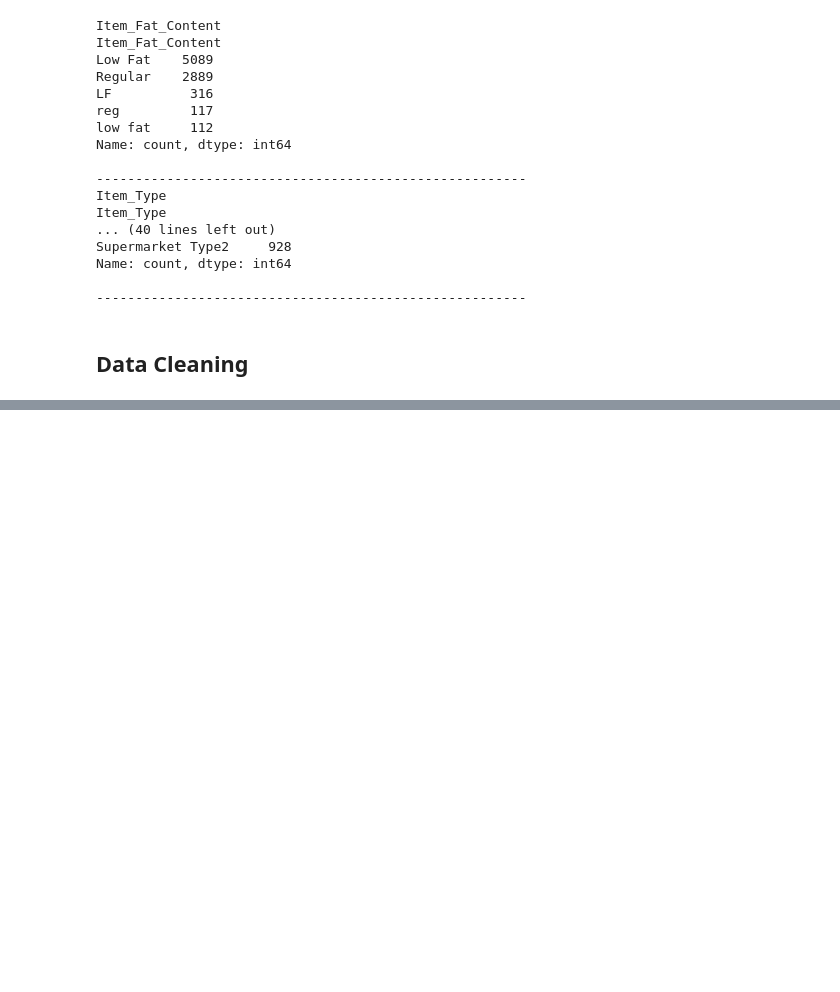
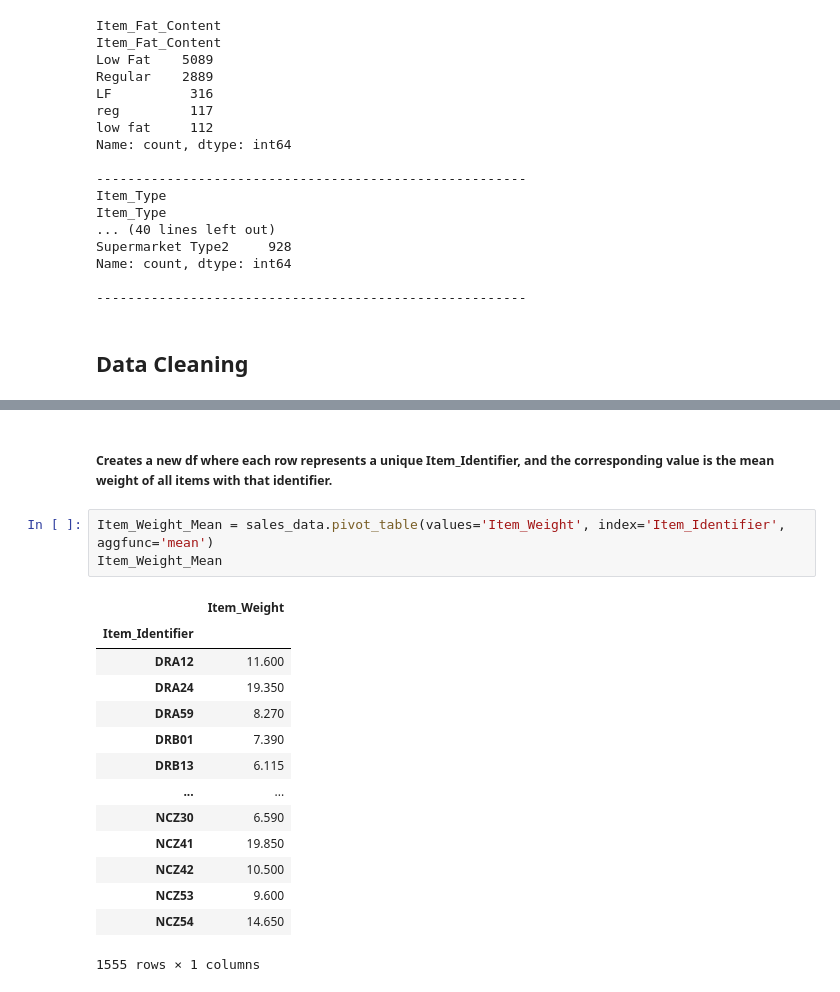
Before and after one commit to amisha26/Hands-on-Machine-Learning, a Jupyter notebook: sales_forecasting_project/sales_forecast.ipynb, the cells around one changed output, grey strips where cells are left out. Drawn from its saved outputs; the diff is of its cells as text; blank space fills up the shorter version.

```diff
--- a/sales_forecasting_project/sales_forecast.ipynb
+++ b/sales_forecasting_project/sales_forecast.ipynb
@@ -167,0 +210,20 @@ Name: count, dtype: int64
+# %% [markdown]
+##### Creates a new df where each row represents a unique Item_Identifier, and the corresponding value is the mean weight of all items with that identifier.
+# %%
+Item_Weight_Mean = sales_data.pivot_table(values='Item_Weight', index='Item_Identifier', aggfunc='mean')
+Item_Weight_Mean
+# %% [output]
+|  | Item_Weight |
+| Item_Identifier |  |
+| DRA12 | 11.600 |
+| DRA24 | 19.350 |
+| DRA59 | 8.270 |
+| DRB01 | 7.390 |
+| DRB13 | 6.115 |
+| ... | ... |
+| NCZ30 | 6.590 |
+| NCZ41 | 19.850 |
+| NCZ42 | 10.500 |
+| NCZ53 | 9.600 |
+| NCZ54 | 14.650 |
+1555 rows × 1 columns
```
Also changed, not shown: parts of 28 cells of this notebook.
